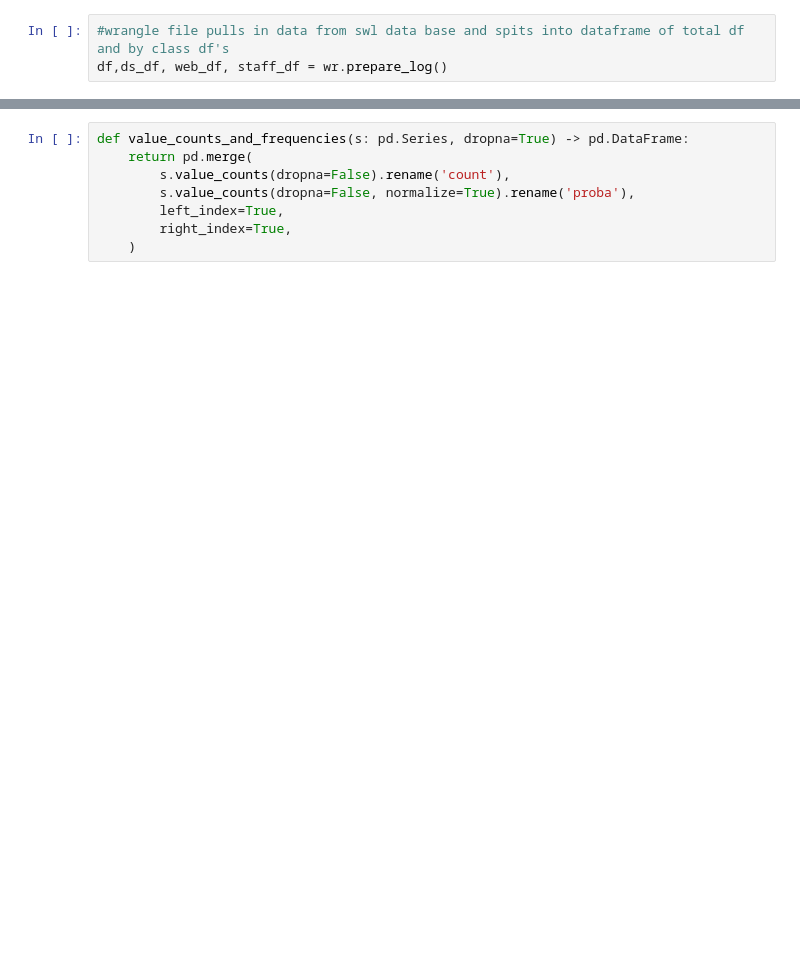
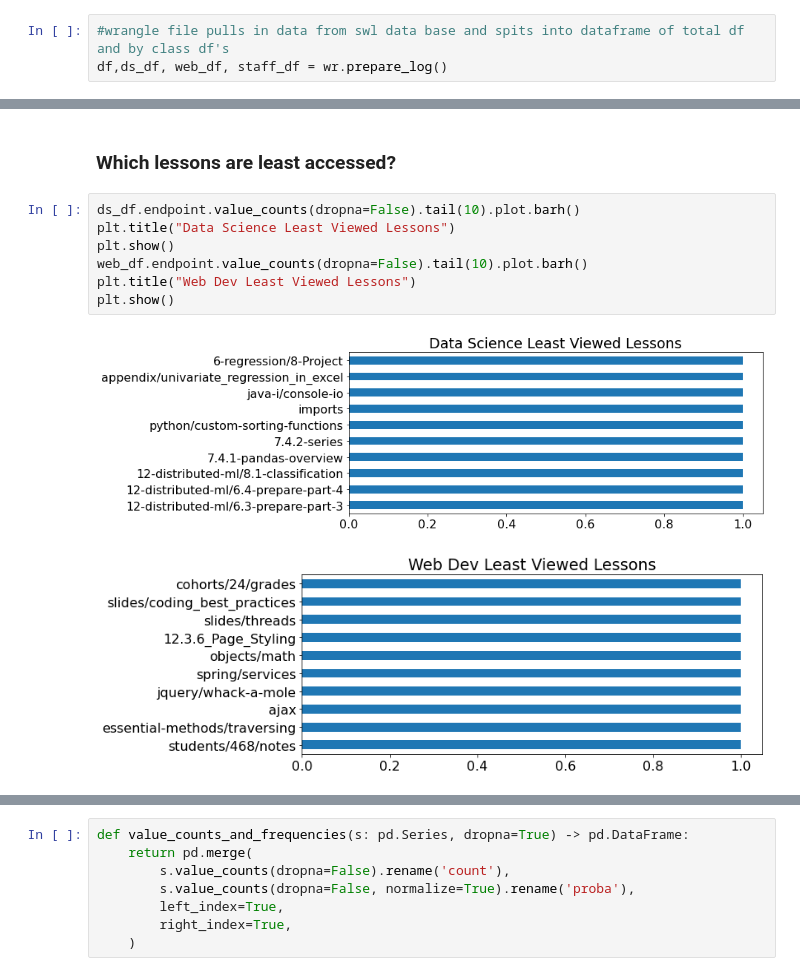
Before and after one commit to VincentBanuelos/anomaly-detection-project, a Jupyter notebook: ad-work.ipynb, the cells around one changed output, grey strips where cells are left out. Saved outputs shown, nothing was run; the diff lists cells and outputs as text; blank space fills up the shorter version.

```diff
--- a/ad-work.ipynb
+++ b/ad-work.ipynb
@@ -122,0 +47,12 @@ Name: page_3, dtype: int64
+# %% [markdown]
+### Which lessons are least accessed?
+# %%
+ds_df.endpoint.value_counts(dropna=False).tail(10).plot.barh()
+plt.title("Data Science Least Viewed Lessons")
+plt.show()
+web_df.endpoint.value_counts(dropna=False).tail(10).plot.barh()
+plt.title("Web Dev Least Viewed Lessons")
+plt.show()
+# %% [output]
+[figure, added]
+[figure, added]
```
Also changed, not shown: parts of 28 cells of this notebook, 1 other file.
